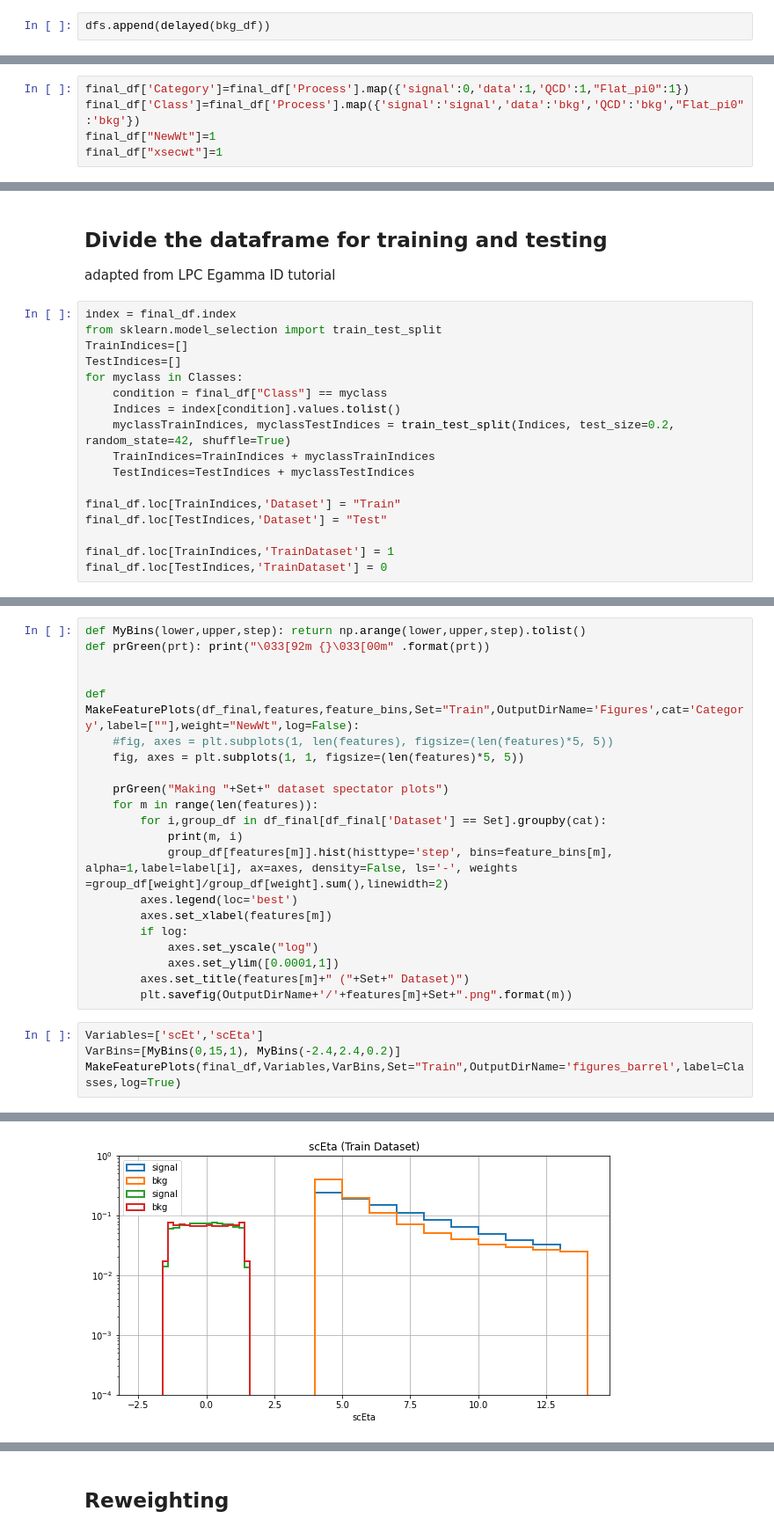
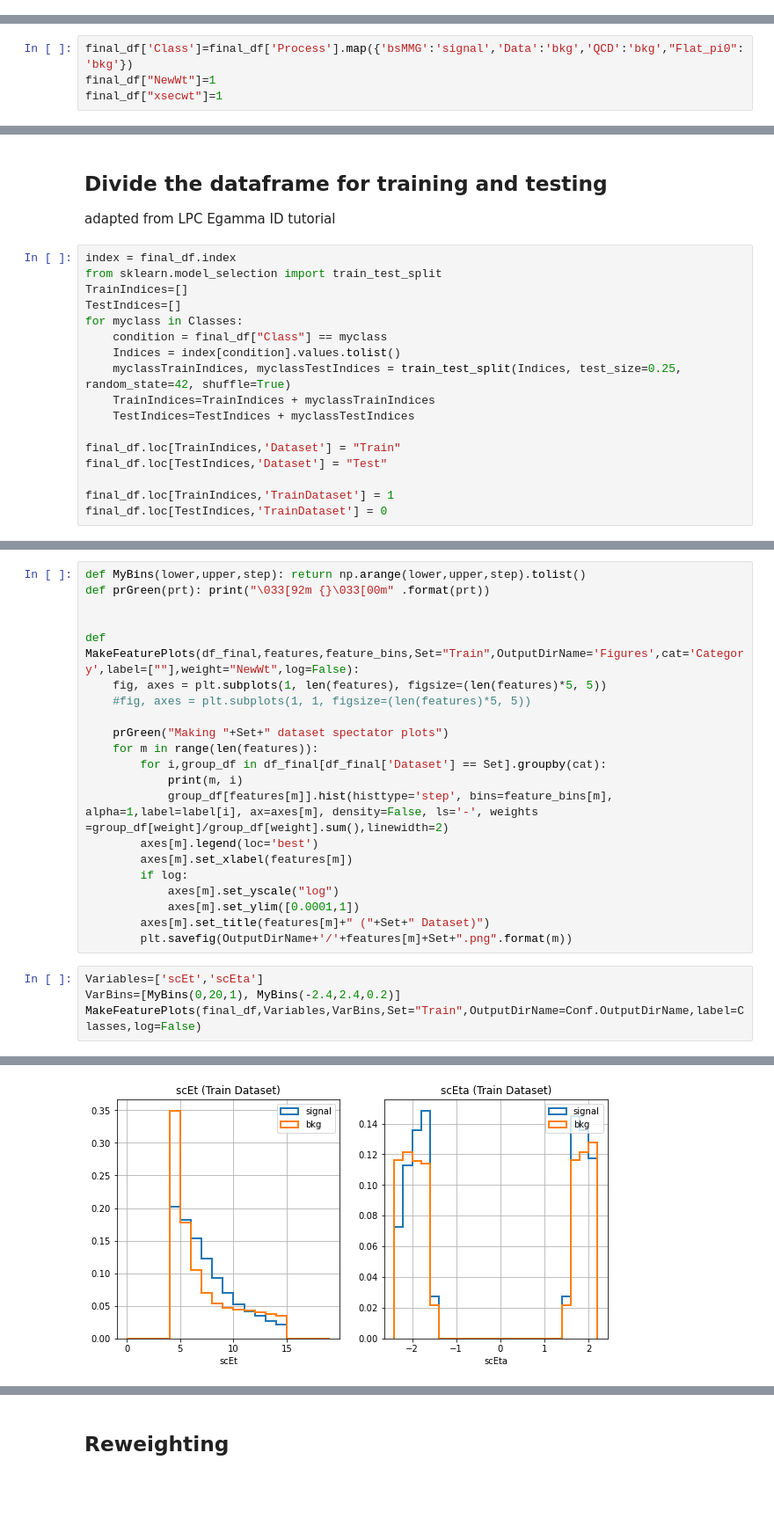
Before and after one commit to rchudasa/photonID-pp-Run2, a Jupyter notebook: trainMVA/xgboost_classification.ipynb, the cells around one changed output, grey strips where cells are left out. Shown at 88% size. Drawn from its saved outputs; the diff is of its cells as text; blank space fills up the shorter version.

```diff
--- a/trainMVA/xgboost_classification.ipynb
+++ b/trainMVA/xgboost_classification.ipynb
@@ -140,2 +116,0 @@ Execution time is 8.047197103500366
-# %%
-dfs.append(delayed(bkg_df))
@@ -152,5 +142,4 @@ final_df.reset_index(inplace=True, drop=True)
 # %%
-final_df['Category']=final_df['Process'].map({'signal':0,'data':1,'QCD':1,"Flat_pi0":1})
-final_df['Class']=final_df['Process'].map({'signal':'signal','data':'bkg','QCD':'bkg',"Flat_pi0":'bkg'})
+final_df['Class']=final_df['Process'].map({'bsMMG':'signal','Data':'bkg','QCD':'bkg',"Flat_pi0":'bkg'})
 final_df["NewWt"]=1
 final_df["xsecwt"]=1
@@ -169,7 +165,7 @@ TestIndices=[]
 for myclass in Classes:
     condition = final_df["Class"] == myclass
     Indices = index[condition].values.tolist()
-    myclassTrainIndices, myclassTestIndices = train_test_split(Indices, test_size=0.2, random_state=42, shuffle=True)
+    myclassTrainIndices, myclassTestIndices = train_test_split(Indices, test_size=0.25, random_state=42, shuffle=True)
     TrainIndices=TrainIndices + myclassTrainIndices
     TestIndices=TestIndices + myclassTestIndices
 
@@ -200,32 +200,32 @@ def prGreen(prt): print("\033[92m {}\033[00m" .format(prt))
 
 
 def MakeFeaturePlots(df_final,features,feature_bins,Set="Train",OutputDirName='Figures',cat='Category',label=[""],weight="NewWt",log=False):
-    #fig, axes = plt.subplots(1, len(features), figsize=(len(features)*5, 5))
-    fig, axes = plt.subplots(1, 1, figsize=(len(features)*5, 5))
+    fig, axes = plt.subplots(1, len(features), figsize=(len(features)*5, 5))
+    #fig, axes = plt.subplots(1, 1, figsize=(len(features)*5, 5))
 
     prGreen("Making "+Set+" dataset spectator plots")
     for m in range(len(features)):
         for i,group_df in df_final[df_final['Dataset'] == Set].groupby(cat):
             print(m, i)
-            group_df[features[m]].hist(histtype='step', bins=feature_bins[m], alpha=1,label=label[i], ax=axes, density=False, ls='-', weights =group_df[weight]/group_df[weight].sum(),linewidth=2)
-        axes.legend(loc='best')
-        axes.set_xlabel(features[m])
+            group_df[features[m]].hist(histtype='step', bins=feature_bins[m], alpha=1,label=label[i], ax=axes[m], density=False, ls='-', weights =group_df[weight]/group_df[weight].sum(),linewidth=2)
+        axes[m].legend(loc='best')
+        axes[m].set_xlabel(features[m])
         if log:
-            axes.set_yscale("log")
-            axes.set_ylim([0.0001,1])
-        axes.set_title(features[m]+" ("+Set+" Dataset)")
+            axes[m].set_yscale("log")
+            axes[m].set_ylim([0.0001,1])
+        axes[m].set_title(features[m]+" ("+Set+" Dataset)")
         plt.savefig(OutputDirName+'/'+features[m]+Set+".png".format(m))
 # %%
 Variables=['scEt','scEta']
-VarBins=[MyBins(0,15,1), MyBins(-2.4,2.4,0.2)]
-MakeFeaturePlots(final_df,Variables,VarBins,Set="Train",OutputDirName='figures_barrel',label=Classes,log=True)
+VarBins=[MyBins(0,20,1), MyBins(-2.4,2.4,0.2)]
+MakeFeaturePlots(final_df,Variables,VarBins,Set="Train",OutputDirName=Conf.OutputDirName,label=Classes,log=False)
 # %% [output]
  Making Train dataset spectator plots
 0 0
 0 1
 1 0
 1 1
-[figure, old version]
+[figure, new version]
 # %%
 ShowerShape_widths=['scEtaWidth',
           'scR9',
```
Also changed, not shown: parts of 50 cells of this notebook, 5 other files.
